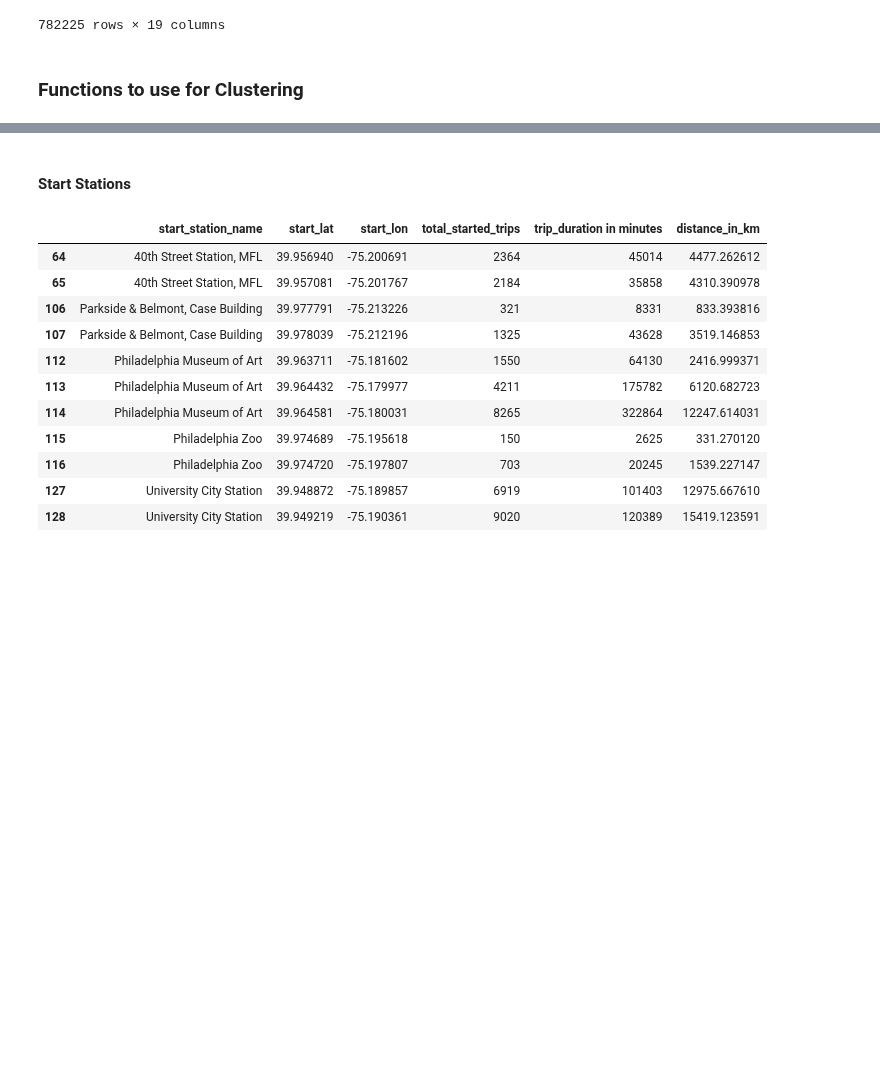
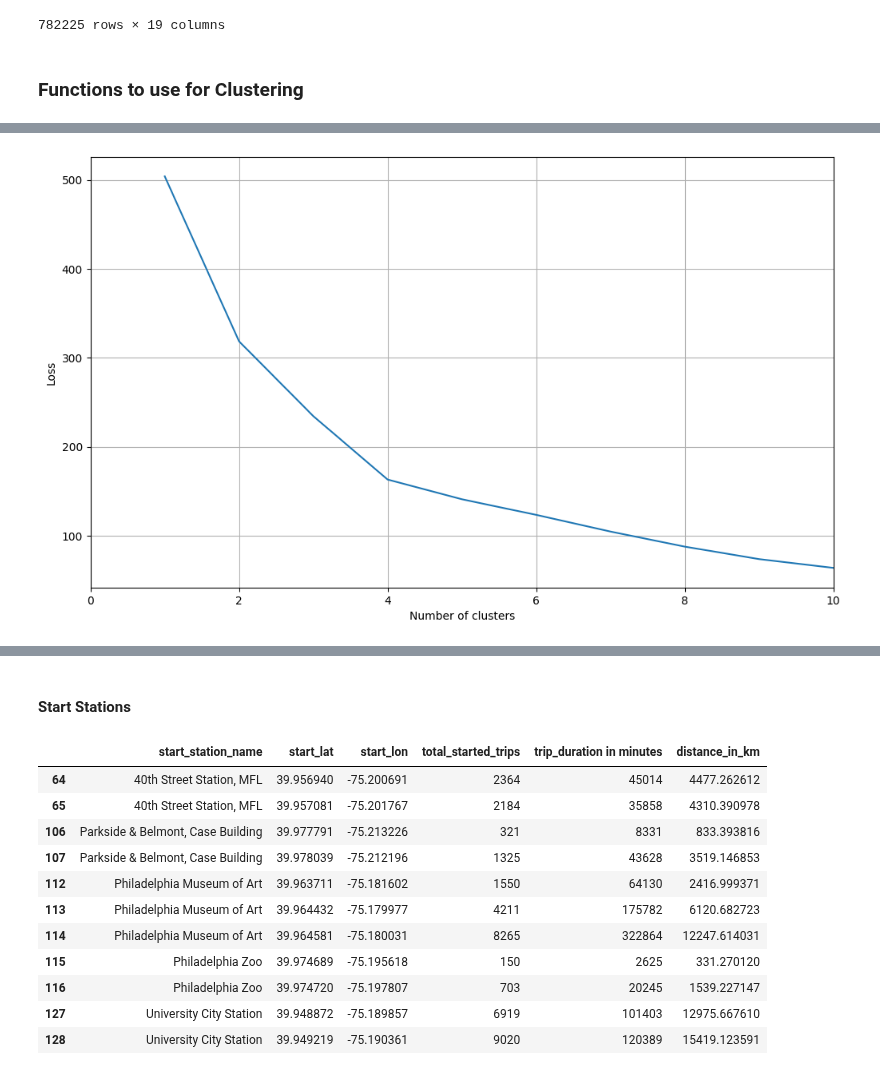
Before and after one commit to yassinehammou27/intentionally_blank, a Jupyter notebook: Team Assignment - Intentionally Blank.ipynb, the cells around one changed output, grey strips where cells are left out. Saved outputs shown, nothing was run; the diff lists cells and outputs as text; code cells hidden in the pictures; blank space fills up the shorter version.

Commit message:
Added the trip types clusters

```diff
--- a/Team Assignment - Intentionally Blank.ipynb
+++ b/Team Assignment - Intentionally Blank.ipynb
@@ -379,0 +390,15 @@ def describeData(originalDataframe, scaledDataframe, numClusters):
+# %%
+#Count number of ride per weekday and hour
+df_phil_clus_customer_types_wd_hr = df_phil_clustering.groupby(['weekday','hour'])['hour'].count().reset_index(name='n_rides')
+
+#Aggregate trip duration and distance by weekday and hour
+df_phil_clus_customer_types_agg = df_phil_clustering.groupby(['weekday','hour']).agg({'trip_duration in minutes': 'sum', 'distance_in_km': 'sum'}).reset_index()
+
+#Merge both new dataframes
+df_phil_clus_customer_types_merged = pd.merge(df_phil_clus_customer_types_agg, df_phil_clus_customer_types_wd_hr)
+
+#Calculate average trip duration and distance
+df_phil_clus_customer_types_merged['avg_trip_duration'] = df_phil_clus_customer_types_merged['trip_duration in minutes']/df_phil_clus_customer_types_merged['n_rides']
+df_phil_clus_customer_types_merged['avg_trip_distance'] = df_phil_clus_customer_types_merged['distance_in_km']/df_phil_clus_customer_types_merged['n_rides']
+
+df_phil_clus_customer_types_merged
@@ -379,0 +419,4 @@ def describeData(originalDataframe, scaledDataframe, numClusters):
+# %%
+#Create DF to be used for clustering
+df_phil_clus_customer_types_cluster = df_phil_clus_customer_types_merged[['n_rides','avg_trip_duration','avg_trip_distance']]
+df_phil_clus_customer_types_cluster
@@ -379,0 +437,4 @@ def describeData(originalDataframe, scaledDataframe, numClusters):
+# %%
+#Scaling the Data
+df_phil_clus_customer_types_cluster_scaled = scalingData(df_phil_clus_customer_types_cluster)
+df_phil_clus_customer_types_cluster_scaled
@@ -379,0 +455,5 @@ def describeData(originalDataframe, scaledDataframe, numClusters):
+# %%
+#Calculating the Loss with increasing number of Clusters
+calcAndPlotLoss(10, df_phil_clus_customer_types_cluster_scaled)
+# %% [output]
+[figure, added]
```
Also changed, not shown: parts of 21 cells of this notebook.
